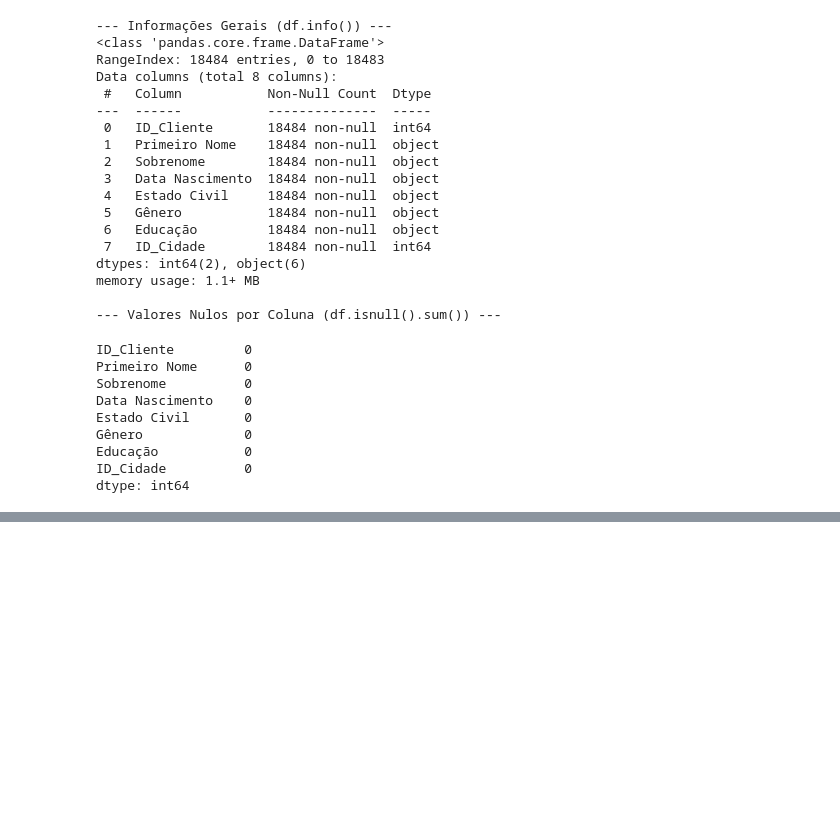
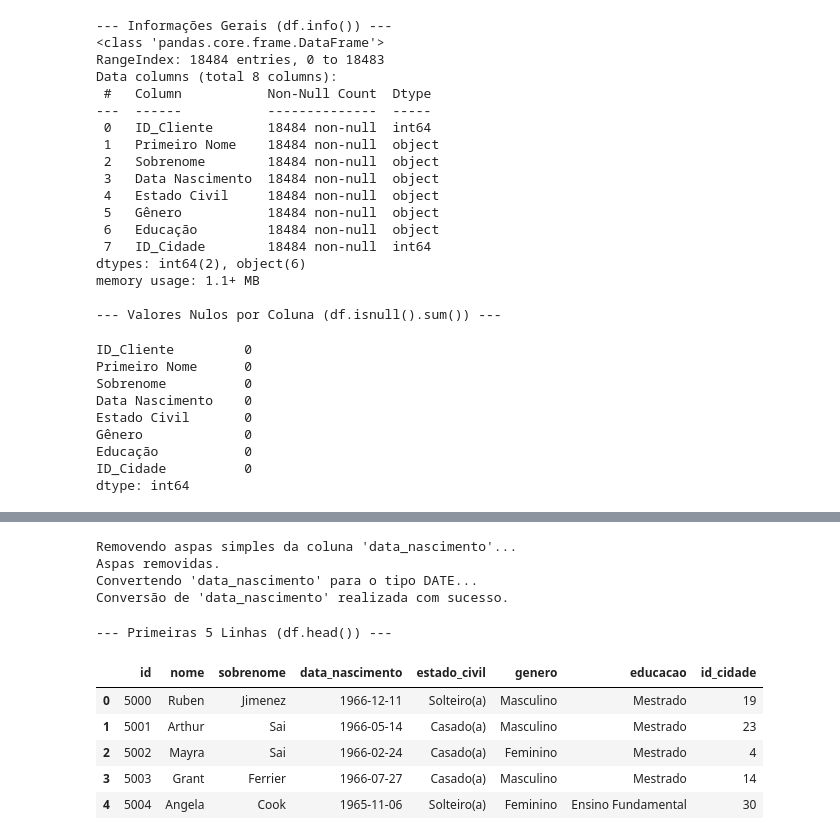
Before and after one commit to danielgamacavalcante/Python-Analise-Dados, a Jupyter notebook: ETL-ProejtoDaniel/main.ipynb, the cells around one changed output, grey strips where cells are left out. Drawn from its saved outputs; the diff is of its cells as text; code cells hidden in the pictures; blank space fills up the shorter version.

```diff
--- a/ETL-ProejtoDaniel/main.ipynb
+++ b/ETL-ProejtoDaniel/main.ipynb
@@ -341,0 +608,29 @@ dtype: int64
+# %%
+print("Removendo aspas simples da coluna 'data_nascimento'...")
+# Usamos .astype(str) para garantir que a coluna seja string antes de aplicar .str.replace
+clientes_df['data_nascimento'] = clientes_df['data_nascimento'].astype(str).str.replace("'", "")
+print("Aspas removidas.")
+
+# 3. Converter a coluna 'data_nascimento' para o tipo datetime
+print("Convertendo 'data_nascimento' para o tipo DATE...")
+try:
+    # Tentamos novamente com o formato Mês-Dia-Ano, agora sem aspas
+    clientes_df['data_nascimento'] = pd.to_datetime(clientes_df['data_nascimento'], format='%m-%d-%Y')
+    print("Conversão de 'data_nascimento' realizada com sucesso.")
+except Exception as e:
+    print(f"ERRO FINAL: Não foi possível converter 'data_nascimento' mesmo após remover aspas: {e}")
+# %% [output]
+Removendo aspas simples da coluna 'data_nascimento'...
+Aspas removidas.
+Convertendo 'data_nascimento' para o tipo DATE...
+Conversão de 'data_nascimento' realizada com sucesso.
+# %%
+details_df(clientes_df,['head'])
+# %% [output]
+--- Primeiras 5 Linhas (df.head()) ---
+|  | id | nome | sobrenome | data_nascimento | estado_civil | genero | educacao | id_cidade |
+| 0 | 5000 | Ruben | Jimenez | 1966-12-11 | Solteiro(a) | Masculino | Mestrado | 19 |
+| 1 | 5001 | Arthur | Sai | 1966-05-14 | Casado(a) | Masculino | Mestrado | 23 |
+| 2 | 5002 | Mayra | Sai | 1966-02-24 | Casado(a) | Feminino | Mestrado | 4 |
+| 3 | 5003 | Grant | Ferrier | 1966-07-27 | Casado(a) | Masculino | Mestrado | 14 |
+| 4 | 5004 | Angela | Cook | 1965-11-06 | Solteiro(a) | Feminino | Ensino Fundamental | 30 |
```
Also changed, not shown: parts of 64 cells of this notebook, 5 other files.
